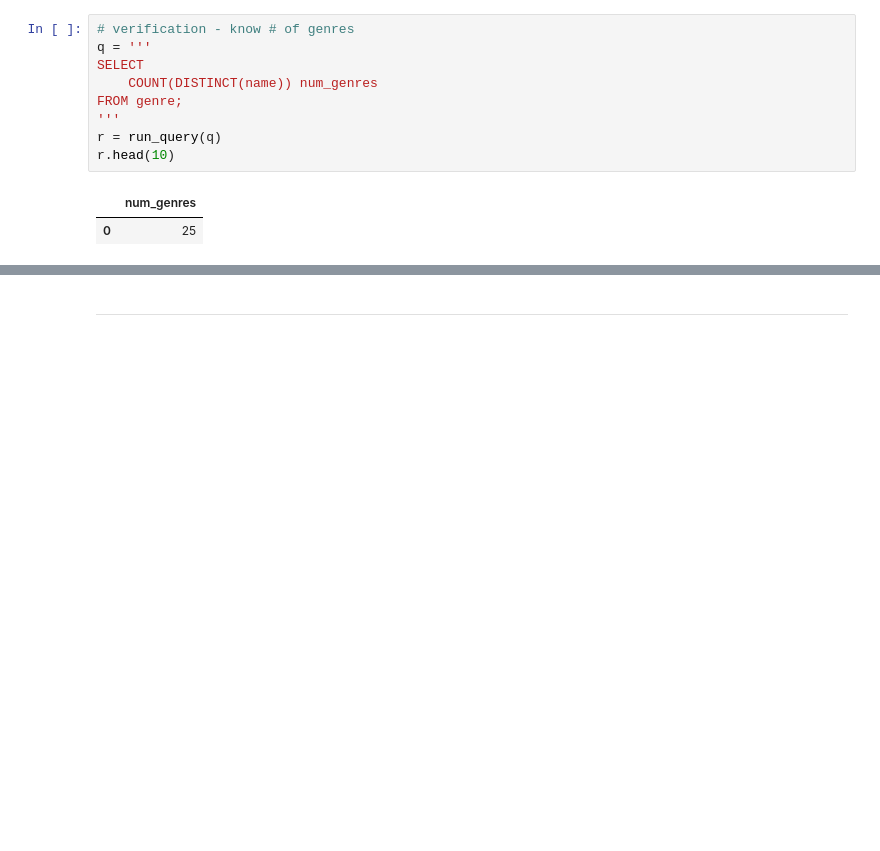
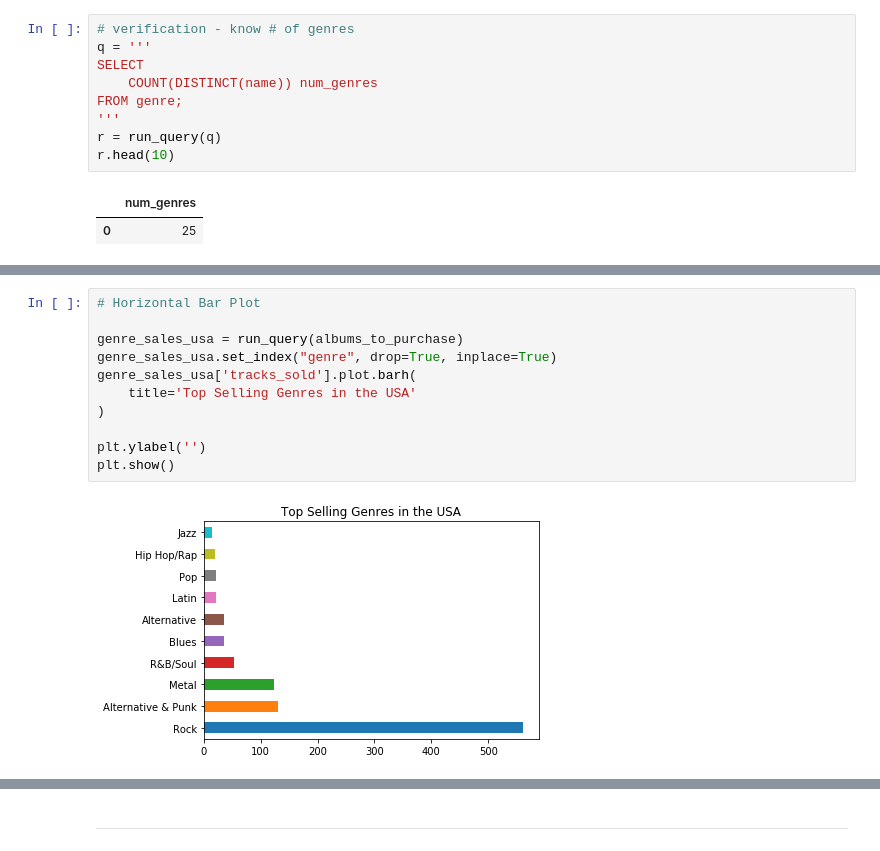
Before and after one commit to johannesgiorgis/dataquest, a Jupyter notebook: data_science_path/project12_answering_business_questions_using_sql/project12_answering_business_questions_using_sql.ipynb, the cells around one changed output, grey strips where cells are left out. Saved outputs shown, nothing was run; the diff lists cells and outputs as text; blank space fills up the shorter version.

```diff
--- a/data_science_path/project12_answering_business_questions_using_sql/project12_answering_business_questions_using_sql.ipynb
+++ b/data_science_path/project12_answering_business_questions_using_sql/project12_answering_business_questions_using_sql.ipynb
@@ -280,0 +196,13 @@ r.head(10)
+# %%
+# Horizontal Bar Plot
+
+genre_sales_usa = run_query(albums_to_purchase)
+genre_sales_usa.set_index("genre", drop=True, inplace=True)
+genre_sales_usa['tracks_sold'].plot.barh(
+    title='Top Selling Genres in the USA'
+)
+
+plt.ylabel('')
+plt.show()
+# %% [output]
+[figure, added]
```
Also changed, not shown: parts of 31 cells of this notebook.
